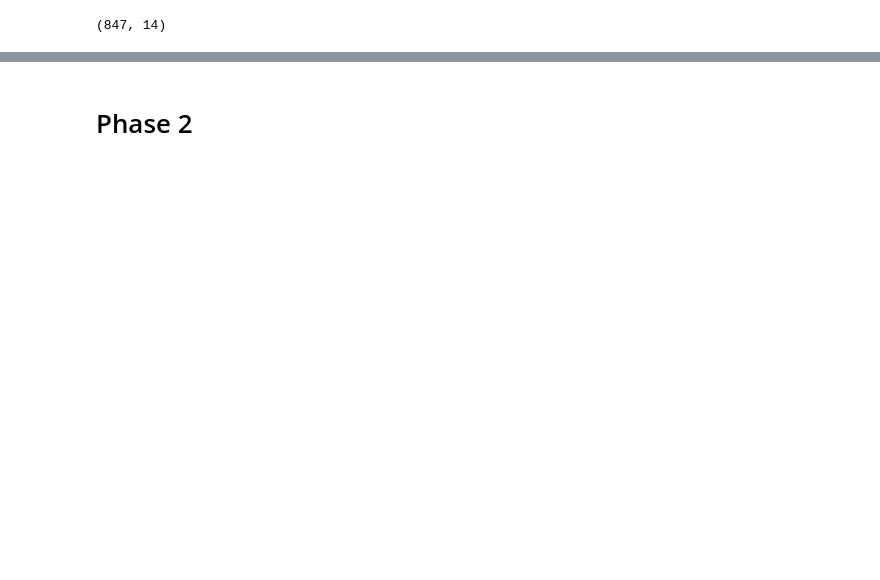
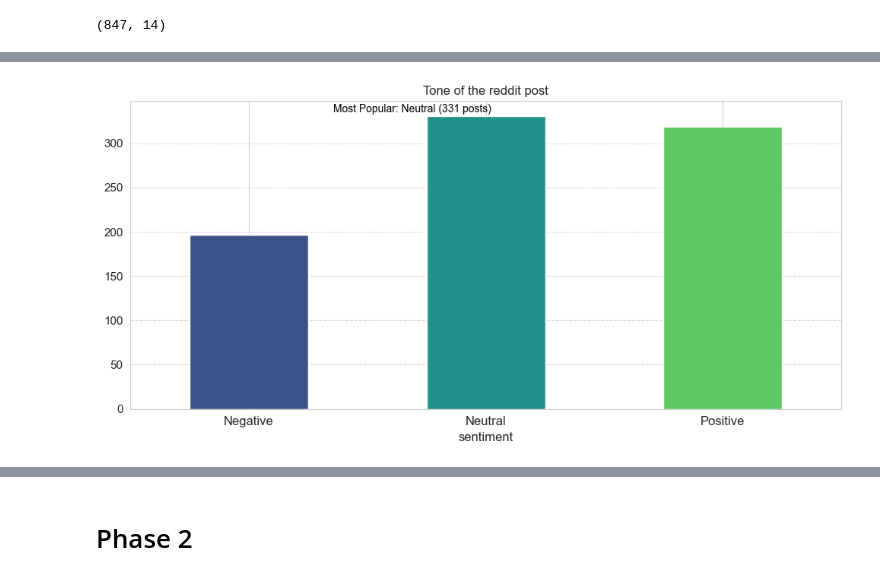
Before and after one commit to MigzAvila/DM2025-Lab1-Exercise, a Jupyter notebook: DM2025-Lab1-Homework.ipynb, the cells around one changed output, grey strips where cells are left out. Saved outputs shown, nothing was run; the diff lists cells and outputs as text; code cells hidden in the pictures; blank space fills up the shorter version.

```diff
--- a/DM2025-Lab1-Homework.ipynb
+++ b/DM2025-Lab1-Homework.ipynb
@@ -150,0 +219,53 @@ redditData.shape
+# %%
+#Checking out other data
+# Providing values to the x axis
+sentiment_labels = {
+    -1: "Negative",
+     0: "Neutral",
+     1: "Positive"
+}
+# Getting summary count of the values (-1, 0, 1)
+summaryCounts = redditData['sentiment'].value_counts()
+# reorder the columns
+order = [-1, 0, 1]
+summaryCounts = summaryCounts.reindex(order)
+
+
+# Plot the value counts
+ax = summaryCounts.plot(
+    kind='bar',
+    title='Tone of the reddit post',
+    rot=0,
+    fontsize=11,
+    figsize=(10, 5),  # Wider and taller for better readability
+    color=sns.color_palette("viridis", n_colors=len(redditData['label'].value_counts()))
+)
+
+# Add grid lines
+ax.grid(axis='y', linestyle='--', alpha=0.7)
+
+# Improve labels
+ax.set_xlabel('sentiment', fontsize=12)
+
+# Apply custom x-tick labels
+ax.set_xticks(range(len(summaryCounts.index)))
+ax.set_xticklabels([sentiment_labels[val] for val in summaryCounts.index], fontsize=12)
+
+# add note to the highest subreddit
+max_subreddit = summaryCounts.idxmax()
+max_count = summaryCounts.max()
+ax.annotate(
+    f"Most Popular: {sentiment_labels[max_subreddit]} ({max_count} posts)",
+    xy=(0, max_count),  # Use numeric x position
+    xytext=(80, 3),      # Offset text above the bar
+    textcoords='offset points',
+    fontsize=10,
+    color='black'
+)
+
+
+# Adjust layout
+plt.tight_layout()
+plt.show()
+# %% [output]
+[figure, added]
```
Also changed, not shown: parts of 21 cells of this notebook, 2 other files.
